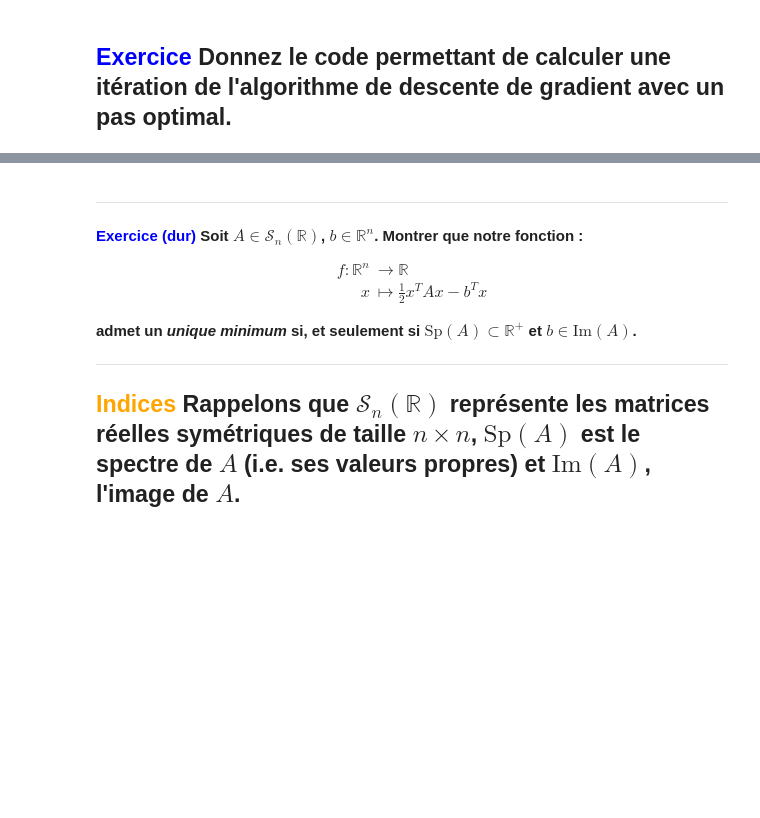
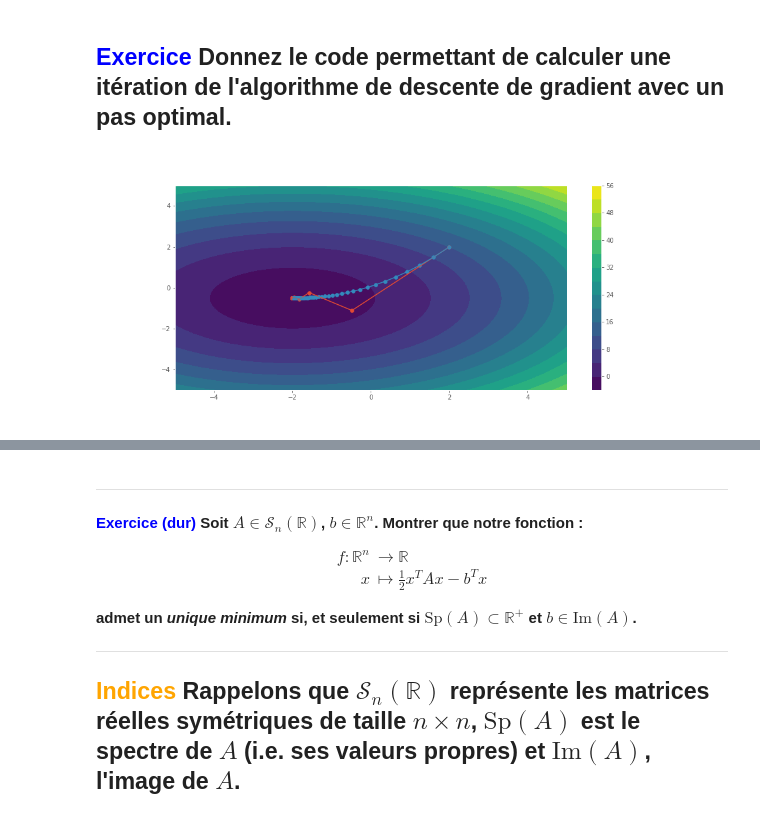
Before and after one commit to melodyrous/MIASHS2, a Jupyter notebook: opti&regul/optimization.ipynb, the cells around one changed output, grey strips where cells are left out. Cells and saved outputs as stored; diff of their text form; code cells hidden in the pictures; blank space fills up the shorter version.

```diff
--- a/opti&regul/optimization.ipynb
+++ b/opti&regul/optimization.ipynb
@@ -403,7 +423,7 @@ $$t=\frac{\left\lVert\boldsymbol{d}\right\lVert^2}{\langle A\boldsymbol{d}, \bol
 # %%
 def grad(x):
     ####### Complete this part ######## or die ####################
-    return ...
+    return np.dot(A,x)+b
     ###############################################################
 # %% [markdown]
 **<span style='color:blue'> Exercice
@@ -425,35 +445,37 @@ class OptimalStepGradientDescent(object):
         loss_trace2 = [f(beta2)]
         it = 0
         stop = False
 
         for i in range(nb_iterations):
             d = -grad(beta)
             if d[0, 0] == d[1, 0] == 0.:
                 stop = True
             else:
                 ####### Complete this part ######## or die ####################
-                t = ...
-                beta = ...
+                t = np.linalg.norm(d)**2/np.dot(np.dot(A,d).T, d)
+                beta = beta + t[0,0] * d
                 ###############################################################
 
                 param_trace.append(beta)
                 loss_trace.append(f(beta))
 
             # cette partie du code permet de calculer le gradient classique
             # afin que nous puissions le comparer avec la descente de gradient
             # à pas optimal.
             beta2 = beta2 - learning_rate * grad(beta2)
             param_trace2.append(beta2)
             loss_trace2.append(f(beta2))
             it += 1
         return (np.array(param_trace), np.array(loss_trace),
                 np.array(param_trace2), np.array(loss_trace2))
 
 gd = OptimalStepGradientDescent()
 
 p1, _, p2, _ = gd.optimize(learning_rate=0.1, nb_iterations=50, beta=np.array([2, 2]))
 
 plot_loss_contour(f, (p1, p2), figsize=(14.0, 6.0))
+# %% [output]
+[figure, added]
 # %%
 # L'affichage suivant interactif va nous permettre de tester les différents paramètres de notre optimiseur.
 
```
Also changed, not shown: parts of 14 cells of this notebook.
